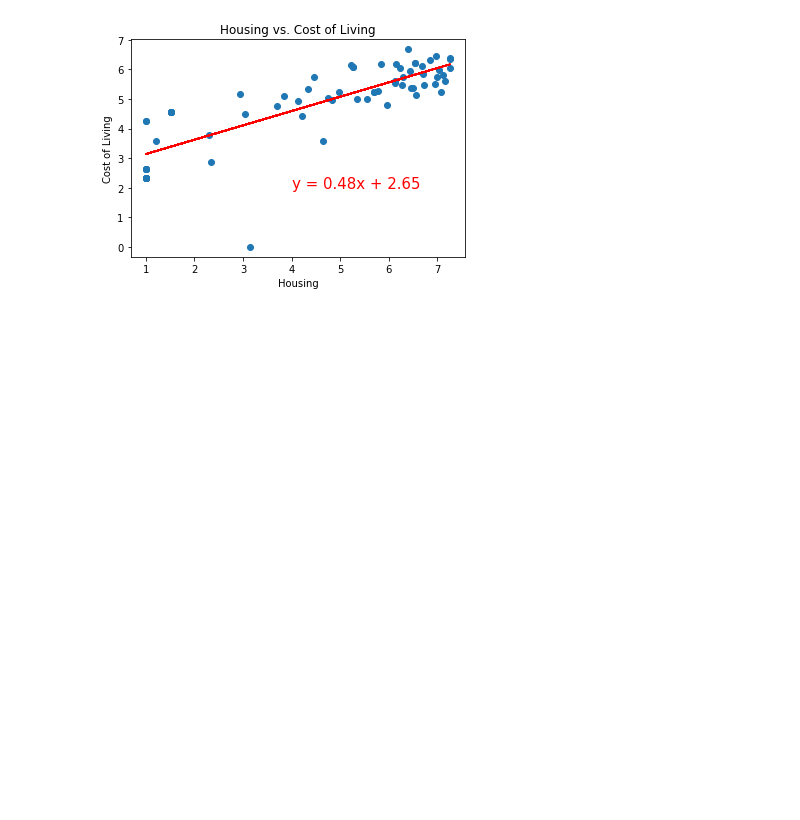
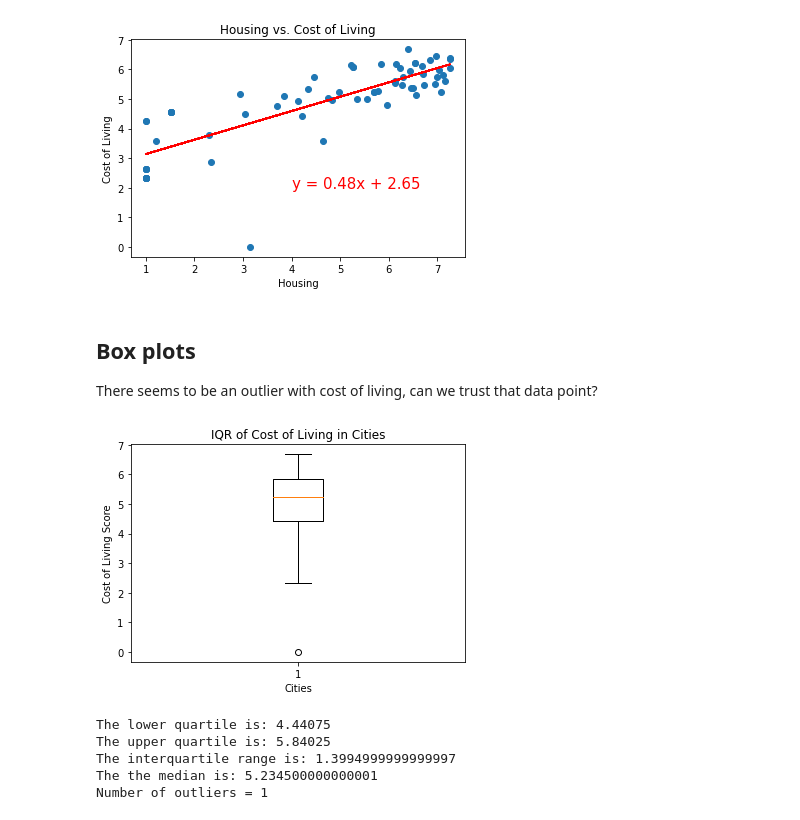
Before and after one commit to mariahart1/project1, a Jupyter notebook: charts.ipynb, the cells around one changed output. Saved outputs shown, nothing was run; the diff lists cells and outputs as text; code cells hidden in the pictures; blank space fills up the shorter version.

```diff
--- a/charts.ipynb
+++ b/charts.ipynb
@@ -126,3 +138,36 @@ plt.savefig("Images/HousingVsCost.png")
 # %% [output]
 The correlation between Housing and Cost of Living is 0.81
 [figure]
+# %% [markdown]
+## Box plots
+There seems to be an outlier with cost of living, can we trust that data point?
+# %%
+cost_living = city_scores['Cost of Living']
+
+fig1, ax1 = plt.subplots()
+fig1.patch.set_facecolor('white')
+ax1.set_title('IQR of Cost of Living in Cities')
+ax1.set_ylabel('Cost of Living Score')
+ax1.set_xlabel('Cities')
+ax1.boxplot(cost_living)
+plt.savefig('Images/City_Cost_of_Lving_IQR.png')
+plt.show()
+quartiles = cost_living.quantile([.25,.5,.75])
+lowerq = quartiles[0.25]
+upperq = quartiles[0.75]
+iqr = upperq-lowerq
+print(f"The lower quartile is: {lowerq}")
+print(f"The upper quartile is: {upperq}")
+print(f"The interquartile range is: {iqr}")
+print(f"The the median is: {quartiles[0.5]} ")
+lower_bound = lowerq - (1.5*iqr)
+upper_bound = upperq + (1.5*iqr)
+num_of_outliers = len(city_scores.loc[(city_scores['Cost of Living']<lower_bound) | (city_scores['Cost of Living']>upper_bound)])
+print(f"Number of outliers = {num_of_outliers}")
+# %% [output]
+[figure, added]
+The lower quartile is: 4.44075
+The upper quartile is: 5.84025
+The interquartile range is: 1.3994999999999997
+The the median is: 5.234500000000001
+Number of outliers = 1
```
Also changed, not shown: parts of 6 cells of this notebook.
